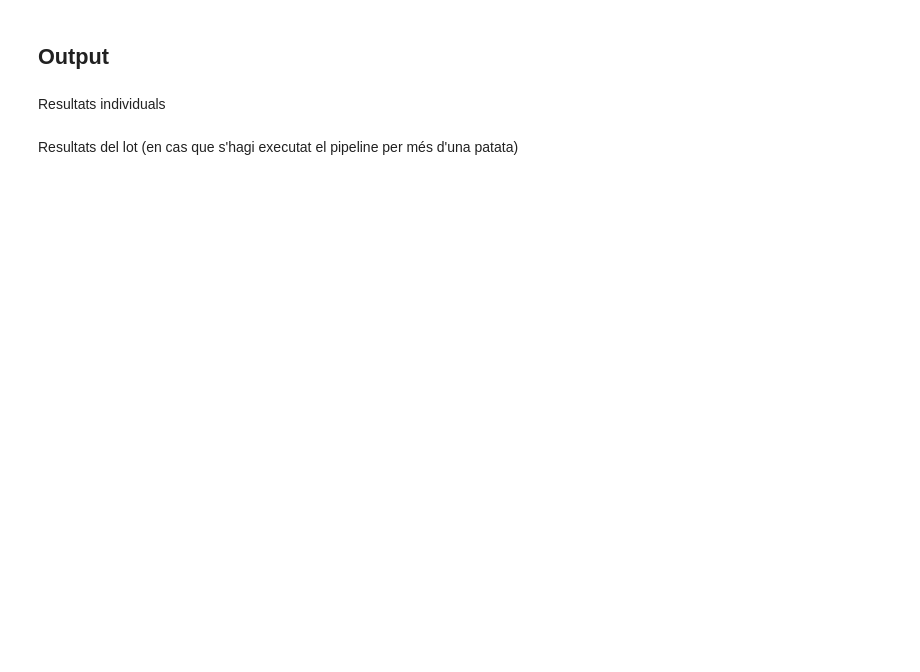
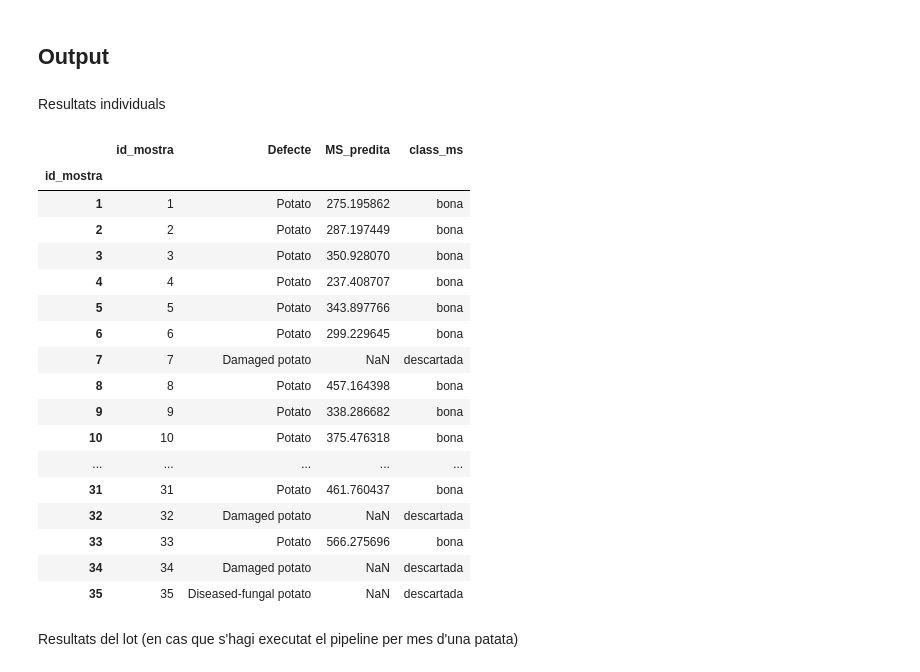
Before and after one commit to DavidDiestreR/potato-dry-matter-optics-ml, a Jupyter notebook: notebooks/product/potato_quality_pipeline.ipynb, the cells around one changed output. Saved outputs shown, nothing was run; the diff lists cells and outputs as text; code cells hidden in the pictures; blank space fills up the shorter version.

Commit message:
pipeline done

```diff
--- a/notebooks/product/potato_quality_pipeline.ipynb
+++ b/notebooks/product/potato_quality_pipeline.ipynb
@@ -38,0 +168,5 @@ Escalat del valor NIR fent servir el valor de referència
+# %%
+# Utilitzar la funcio nir_scalation
+if not no_defectes.empty:
+    no_defectes["canal_NIR"] = no_defectes.apply(lambda r: nir_scalation(r["canal_NIR_raw"], r["ref_NIR"]), axis=1)
+no_defectes.head()
@@ -42,0 +212,23 @@ Visualització i guardat del dataset preprocessat (input de l'algoritme)
+# %%
+# Utilitzar les funcions load_model_and_scaler i predict_dm
+feature_cols_data = [
+    "color_promig_R",
+    "color_promig_G",
+    "color_promig_B",
+    "desviacio_R",
+    "desviacio_G",
+    "desviacio_B",
+    "canal_NIR",
+]
+
+preprocessed_df["MS_predita"] = np.nan
+if not preprocessed_df.empty:
+    try:
+        model, scaler = load_model_and_scaler(str(MODEL_PATH), str(SCALER_PATH))
+        features_array = preprocessed_df[feature_cols_data].to_numpy()
+        preds = predict_dm(features_array, scaler, model)
+        preprocessed_df["MS_predita"] = preds
+    except Exception as exc:
+        print(f"No s'ha pogut generar la prediccio de MS: {exc}")
+
+preprocessed_df.head()
@@ -44,5 +243,38 @@ Visualització i guardat del dataset preprocessat (input de l'algoritme)
 ## Output
 # %% [markdown]
 Resultats individuals
+# %%
+# Utilitzar els resultats de l'analisi de defectes inicial mes els de la funcio dry_matter_quality_classification
+base_df = raw_df.reset_index(drop=True)
+resultats = base_df.merge(
+    preprocessed_df[["id_mostra", "MS_predita"]],
+    on="id_mostra",
+    how="left",
+).set_index("id_mostra", drop=False)
+resultats.loc[resultats["es_defecte"], "MS_predita"] = np.nan
+resultats["class_ms"] = resultats["MS_predita"].apply(
+    lambda v: dry_matter_quality_classification(v) if pd.notna(v) else "descartada"
+)
+
+resultats[["id_mostra", "Defecte", "MS_predita", "class_ms"]]
+# %% [output]
+|  | id_mostra | Defecte | MS_predita | class_ms |
+| id_mostra |  |  |  |  |
+| 1 | 1 | Potato | 275.195862 | bona |
+| 2 | 2 | Potato | 287.197449 | bona |
+| 3 | 3 | Potato | 350.928070 | bona |
+| 4 | 4 | Potato | 237.408707 | bona |
+| 5 | 5 | Potato | 343.897766 | bona |
+| 6 | 6 | Potato | 299.229645 | bona |
+| 7 | 7 | Damaged potato | NaN | descartada |
+| 8 | 8 | Potato | 457.164398 | bona |
+| 9 | 9 | Potato | 338.286682 | bona |
+| 10 | 10 | Potato | 375.476318 | bona |
+| ... | ... | ... | ... | ... |
+| 31 | 31 | Potato | 461.760437 | bona |
+| 32 | 32 | Damaged potato | NaN | descartada |
+| 33 | 33 | Potato | 566.275696 | bona |
+| 34 | 34 | Damaged potato | NaN | descartada |
+| 35 | 35 | Diseased-fungal potato | NaN | descartada |
 # %% [markdown]
-Resultats del lot (en cas que s'hagi executat el pipeline per més d'una patata)
+Resultats del lot (en cas que s'hagi executat el pipeline per mes d'una patata)
```
Also changed, not shown: parts of 17 cells of this notebook, 3 other files.
